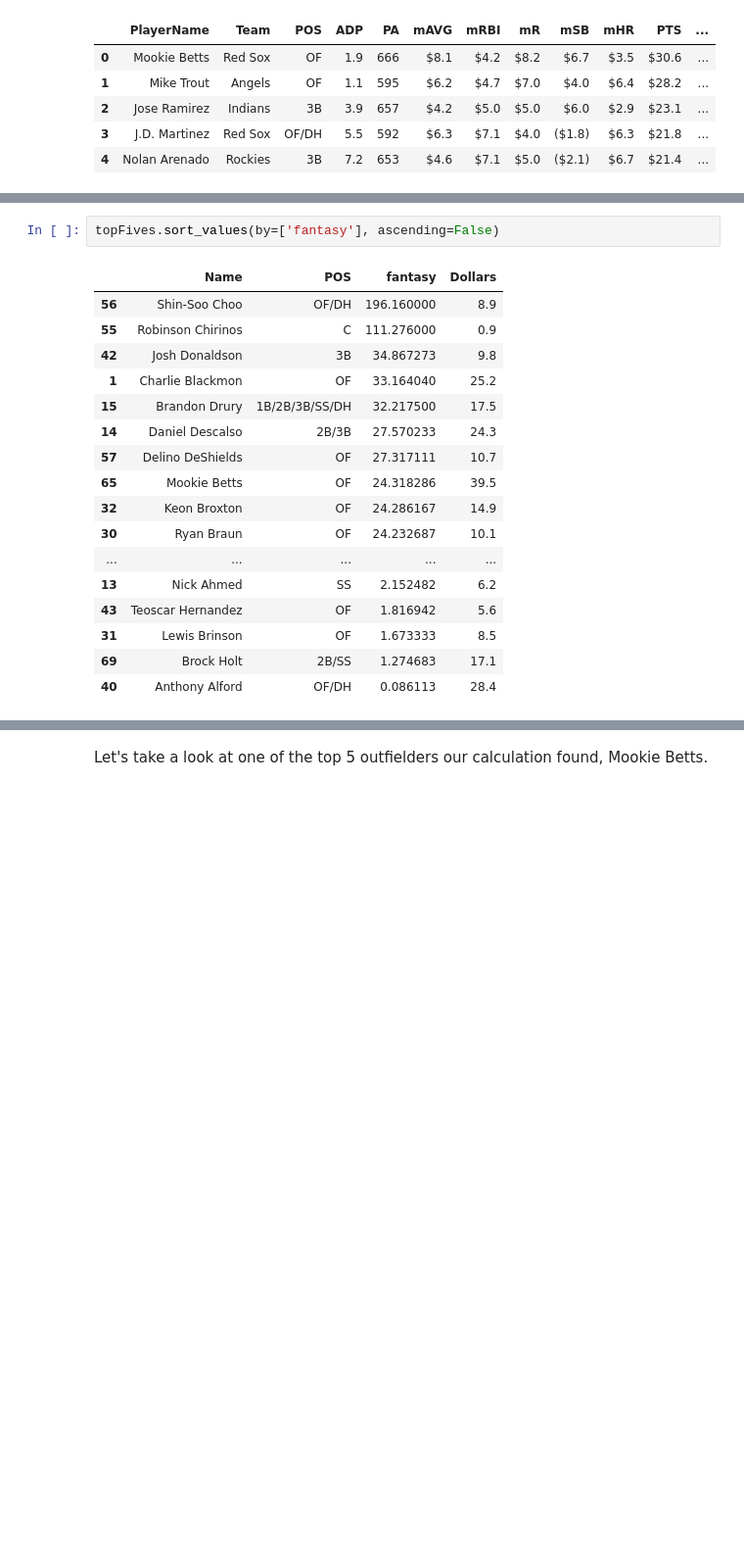
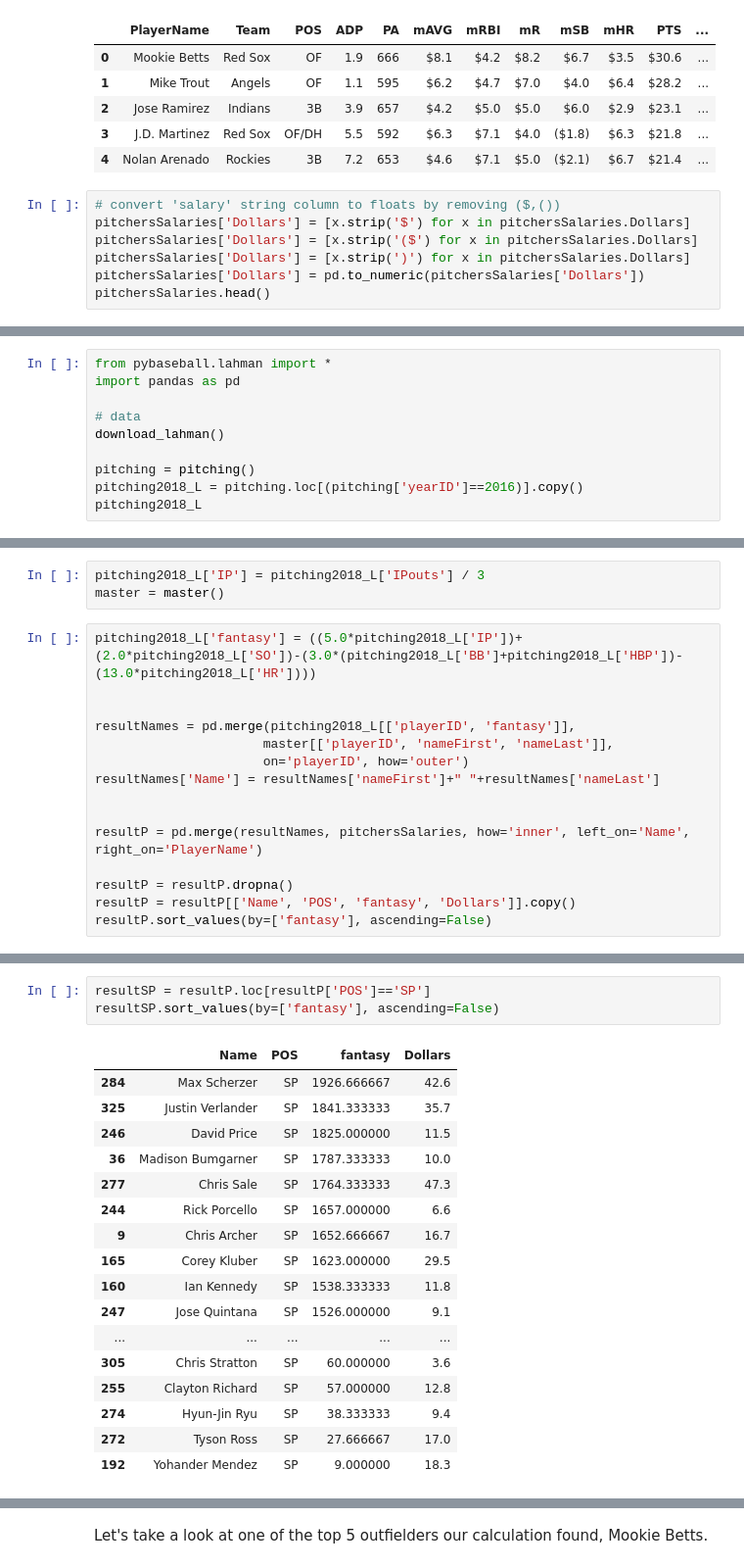
Before and after one commit to EricOropezaelwood/Fantasy-Baseball, a Jupyter notebook: fantasy.ipynb, the cells around one changed output, grey strips where cells are left out. Shown: that part at 98% size. Saved outputs shown, nothing was run; the diff lists cells and outputs as text; blank space fills up the shorter version.

```diff
--- a/fantasy.ipynb
+++ b/fantasy.ipynb
@@ -213,3 +92,10 @@ hittersSalaries.head()
 | 2 | Jose Ramirez | Indians | 3B | 3.9 | 657 | $4.2 | $5.0 | $5.0 | $6.0 | $2.9 | $23.1 | ... |
 | 3 | J.D. Martinez | Red Sox | OF/DH | 5.5 | 592 | $6.3 | $7.1 | $4.0 | ($1.8) | $6.3 | $21.8 | ... |
 | 4 | Nolan Arenado | Rockies | 3B | 7.2 | 653 | $4.6 | $7.1 | $5.0 | ($2.1) | $6.7 | $21.4 | ... |
+# %%
+# convert 'salary' string column to floats by removing ($,())
+pitchersSalaries['Dollars'] = [x.strip('$') for x in pitchersSalaries.Dollars]
+pitchersSalaries['Dollars'] = [x.strip('($') for x in pitchersSalaries.Dollars]
+pitchersSalaries['Dollars'] = [x.strip(')') for x in pitchersSalaries.Dollars]
+pitchersSalaries['Dollars'] = pd.to_numeric(pitchersSalaries['Dollars'])
+pitchersSalaries.head()
@@ -246,0 +265,10 @@ topFives
+# %%
+from pybaseball.lahman import *
+import pandas as pd
+
+# data
+download_lahman()
+
+pitching = pitching()
+pitching2018_L = pitching.loc[(pitching['yearID']==2016)].copy()
+pitching2018_L
@@ -246,0 +294,18 @@ topFives
+# %%
+pitching2018_L['IP'] = pitching2018_L['IPouts'] / 3
+master = master()
+# %%
+pitching2018_L['fantasy'] = ((5.0*pitching2018_L['IP'])+(2.0*pitching2018_L['SO'])-(3.0*(pitching2018_L['BB']+pitching2018_L['HBP'])-(13.0*pitching2018_L['HR'])))
+
+
+resultNames = pd.merge(pitching2018_L[['playerID', 'fantasy']],
+                      master[['playerID', 'nameFirst', 'nameLast']],
+                      on='playerID', how='outer')
+resultNames['Name'] = resultNames['nameFirst']+" "+resultNames['nameLast']
+
+
+resultP = pd.merge(resultNames, pitchersSalaries, how='inner', left_on='Name', right_on='PlayerName')
+
+resultP = resultP.dropna()
+resultP = resultP[['Name', 'POS', 'fantasy', 'Dollars']].copy()
+resultP.sort_values(by=['fantasy'], ascending=False)
@@ -247,20 +333,21 @@ topFives
 # %%
-topFives.sort_values(by=['fantasy'], ascending=False)
+resultSP = resultP.loc[resultP['POS']=='SP']
+resultSP.sort_values(by=['fantasy'], ascending=False)
 # %% [output]
 |  | Name | POS | fantasy | Dollars |
-| 56 | Shin-Soo Choo | OF/DH | 196.160000 | 8.9 |
-| 55 | Robinson Chirinos | C | 111.276000 | 0.9 |
-| 42 | Josh Donaldson | 3B | 34.867273 | 9.8 |
-| 1 | Charlie Blackmon | OF | 33.164040 | 25.2 |
-| 15 | Brandon Drury | 1B/2B/3B/SS/DH | 32.217500 | 17.5 |
-| 14 | Daniel Descalso | 2B/3B | 27.570233 | 24.3 |
-| 57 | Delino DeShields | OF | 27.317111 | 10.7 |
-| 65 | Mookie Betts | OF | 24.318286 | 39.5 |
-| 32 | Keon Broxton | OF | 24.286167 | 14.9 |
-| 30 | Ryan Braun | OF | 24.232687 | 10.1 |
+| 284 | Max Scherzer | SP | 1926.666667 | 42.6 |
+| 325 | Justin Verlander | SP | 1841.333333 | 35.7 |
+| 246 | David Price | SP | 1825.000000 | 11.5 |
+| 36 | Madison Bumgarner | SP | 1787.333333 | 10.0 |
+| 277 | Chris Sale | SP | 1764.333333 | 47.3 |
+| 244 | Rick Porcello | SP | 1657.000000 | 6.6 |
+| 9 | Chris Archer | SP | 1652.666667 | 16.7 |
+| 165 | Corey Kluber | SP | 1623.000000 | 29.5 |
+| 160 | Ian Kennedy | SP | 1538.333333 | 11.8 |
+| 247 | Jose Quintana | SP | 1526.000000 | 9.1 |
 | ... | ... | ... | ... | ... |
-| 13 | Nick Ahmed | SS | 2.152482 | 6.2 |
-| 43 | Teoscar Hernandez | OF | 1.816942 | 5.6 |
-| 31 | Lewis Brinson | OF | 1.673333 | 8.5 |
-| 69 | Brock Holt | 2B/SS | 1.274683 | 17.1 |
-| 40 | Anthony Alford | OF/DH | 0.086113 | 28.4 |
+| 305 | Chris Stratton | SP | 60.000000 | 3.6 |
+| 255 | Clayton Richard | SP | 57.000000 | 12.8 |
+| 274 | Hyun-Jin Ryu | SP | 38.333333 | 9.4 |
+| 272 | Tyson Ross | SP | 27.666667 | 17.0 |
+| 192 | Yohander Mendez | SP | 9.000000 | 18.3 |
```
Also changed, not shown: parts of 34 cells of this notebook.
